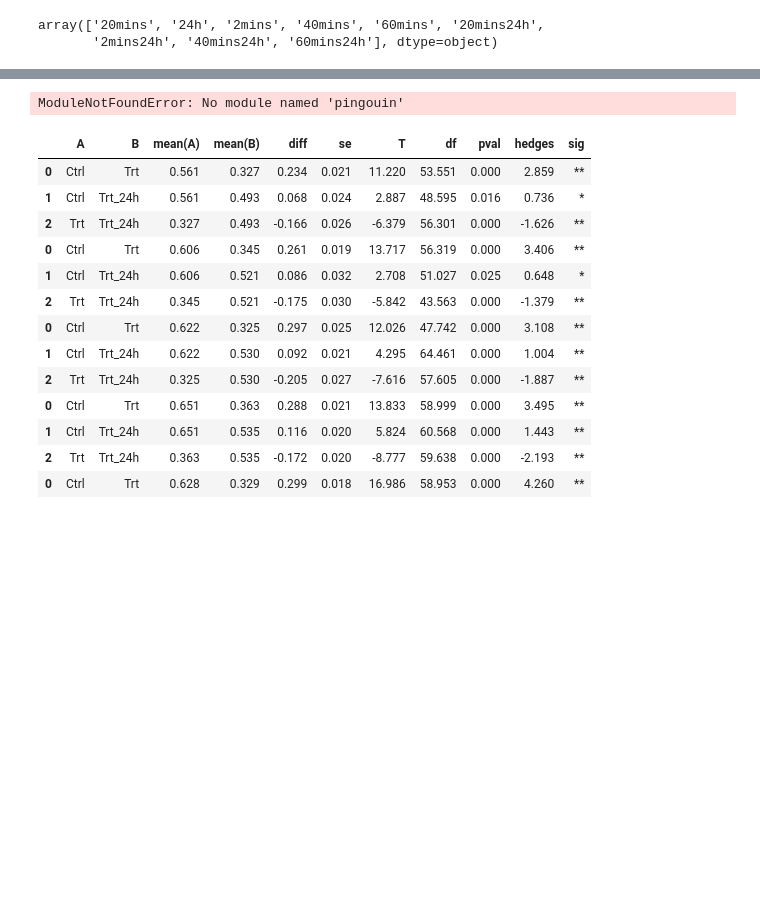
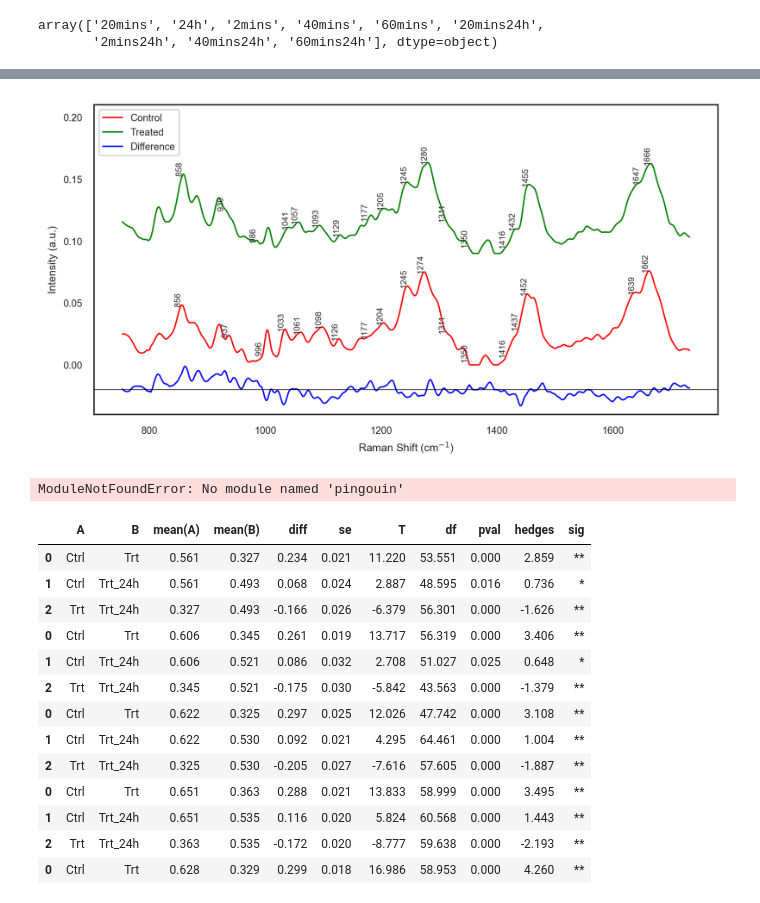
Before and after one commit to bunmiadejimi/Raman_Collagen, a Jupyter notebook: MCR_Stats.ipynb, the cells around one changed output, grey strips where cells are left out. Drawn from its saved outputs; the diff is of its cells as text; code cells hidden in the pictures; blank space fills up the shorter version.

```diff
--- a/MCR_Stats.ipynb
+++ b/MCR_Stats.ipynb
@@ -82,0 +94,3 @@ for l in [1.5, 3.5, 5.5, 7.5]:
+# %%
+ldgs = pd.read_excel('c:\\Users\\oadeji01\\OneDrive - Tufts\\Bunmi - NavehLab-01\\Raman_Bunmi\\Master_Data\\MCR\\Phe_CvT\\Para_Ldgs1.xlsx', sheet_name='Sheet1')
+ldgs.head()
@@ -82,0 +104,3 @@ for l in [1.5, 3.5, 5.5, 7.5]:
+# %%
+spec = ldgs[['Comp. 2 (16.19%)', 'Comp. 4 (9.14%)']]
+spec.head()
@@ -83,3 +114,54 @@ for l in [1.5, 3.5, 5.5, 7.5]:
+# %%
+plt.figure(figsize = (8, 4), dpi = 300)
+sns.lineplot(
+    x = 'Ctrl',
+    y = 'Comp. 4 (9.14%)',
+    data = ldgs,
+    label = 'Control',
+    color = 'red',
+    lw = 1
+)
+sns.lineplot(
+    x = 'Ctrl',
+    y = ldgs['Comp. 2 (16.19%)'] + .09,
+    data = ldgs,
+    label = 'Treated',
+    color = 'green',
+    lw = 1
+)
+sns.lineplot(
+    x = 'Ctrl',
+    y = ldgs['Collagen diff']- .02,
+    data = ldgs,
+    label = 'Difference',
+    color = 'blue',
+    lw = 1
+)
+plt.xlabel("Raman Shift (cm$^{-1}$)")
+plt.ylabel('Intensity (a.u.)')
+plt.ylim(-.04, .21)
+plt.axhline(-.02, lw = .5, color = 'black')
+
+ctrs = [857,940, 985,1033, 1062, 1100, 1135, 1167, 1207, 1245, 1270, 1321, 1360, 1405, 1426, 1451, 1636, 1663]#816, 857, 876, 921,  1003,
+for c in ctrs:
+    for b in [0, 1]:
+        mask = (ldgs['Trt'] >= c - 10) & (ldgs['Trt'] <= c + 11)
+
+        loc_idx = ldgs['Trt'][mask]
+        peak_idx = spec.iloc[:, b][mask]
+
+        idx_max = np.argmax(peak_idx)
+        peak_wl = loc_idx.values[idx_max]
+        int_val = peak_idx.values[idx_max]
+                #print(int_val)
+        if b == 1:
+            plt.text(peak_wl, int_val,#.3 * (len(sub) + 0.3),
+            f'{peak_wl:.0f}', rotation=90, fontsize=6, ha='right')
+        else:
+            plt.text(peak_wl, int_val + .09, #* (len(sub) + 0.3),
+                f'{peak_wl:.0f}', rotation=90, fontsize=6, ha='right')
+# %% [output]
+[figure, added]
 # %%
 # for unequal variances
 import pingouin as pg
```
Also changed, not shown: parts of 6 cells of this notebook.
